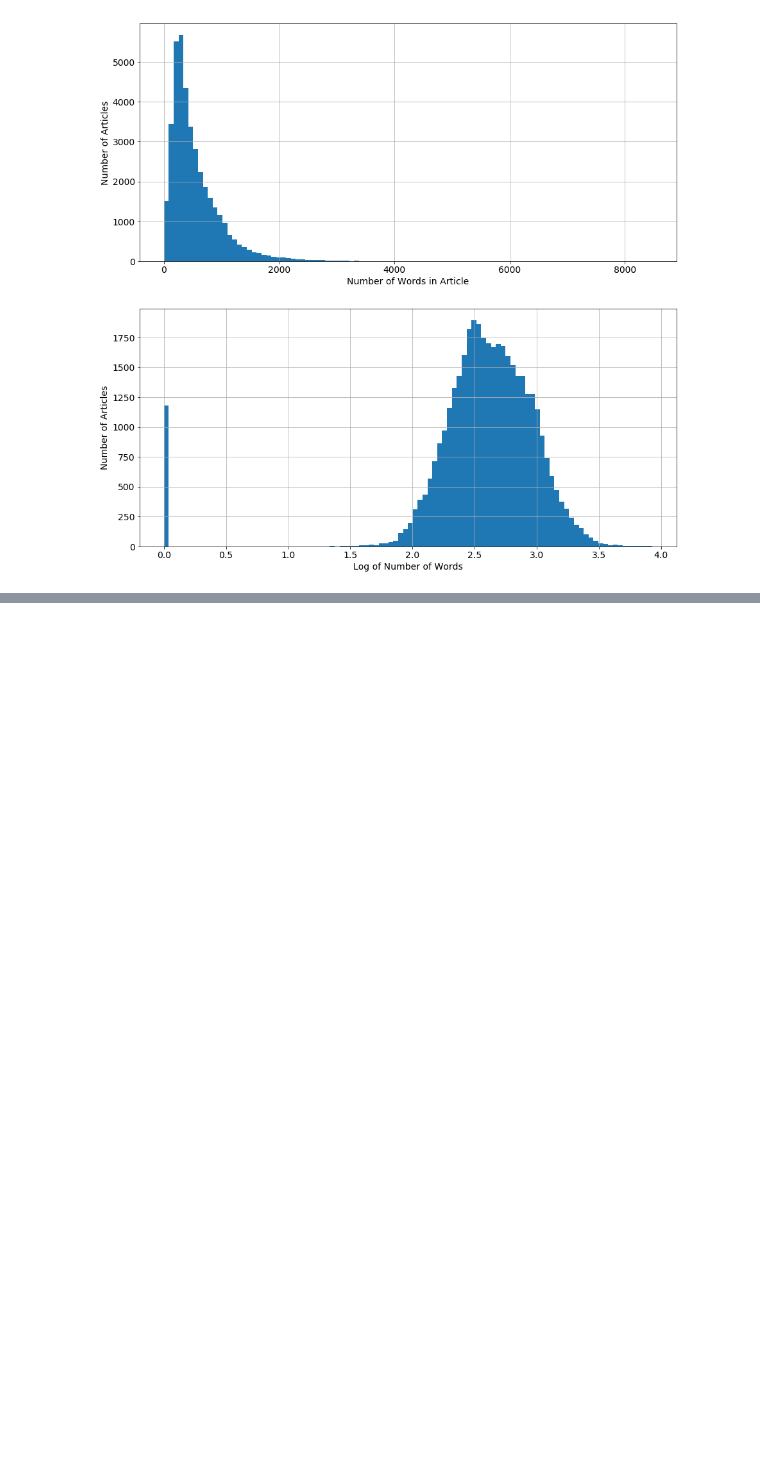
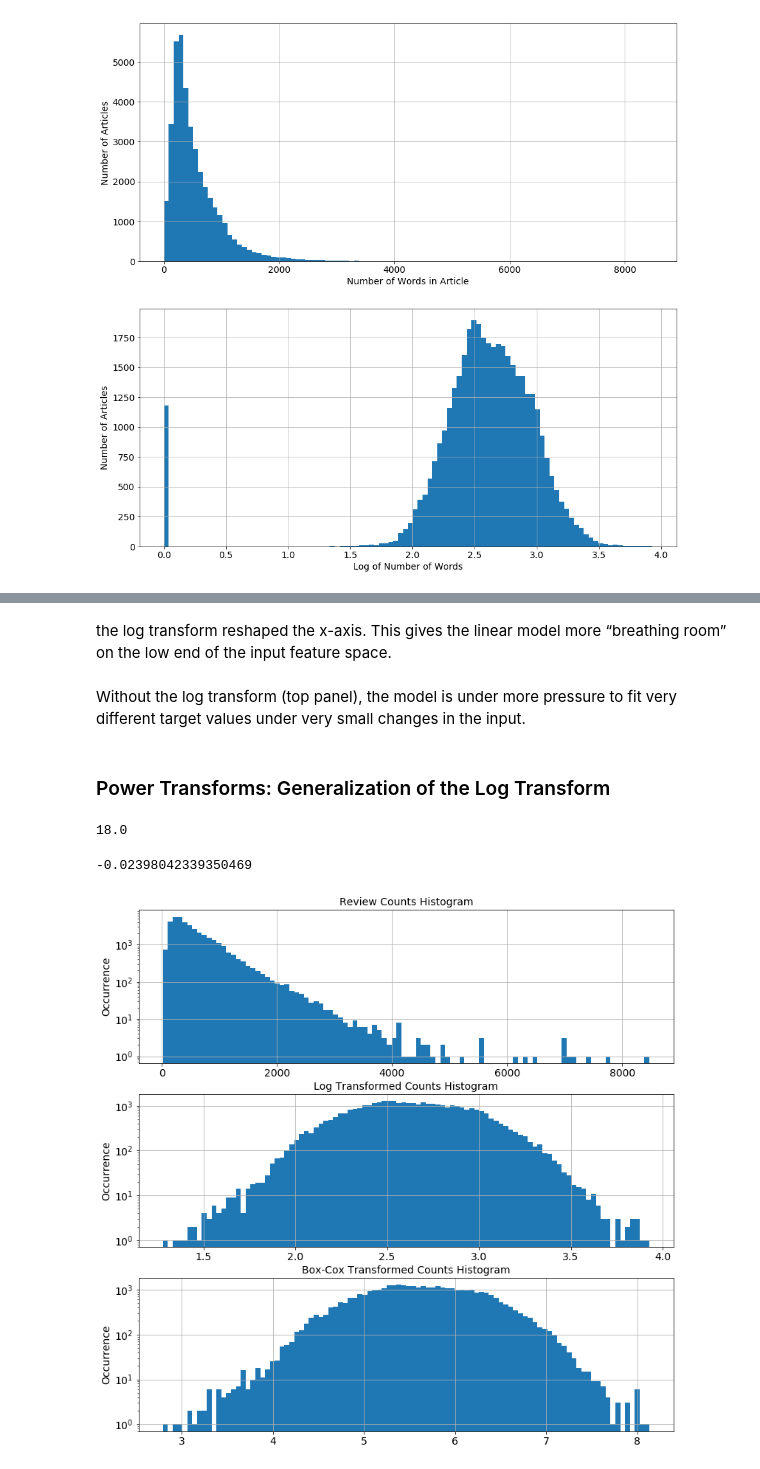
Before and after one commit to ozlerhakan/deep-learning-notes, a Jupyter notebook: Feature Engineering for Machine Learning/2-Fancy-Tricks-with-Simple-Numbers.ipynb, the cells around one changed output, grey strips where cells are left out. Drawn from its saved outputs; the diff is of its cells as text; code cells hidden in the pictures; blank space fills up the shorter version.

```diff
--- a/Feature Engineering for Machine Learning/2-Fancy-Tricks-with-Simple-Numbers.ipynb
+++ b/Feature Engineering for Machine Learning/2-Fancy-Tricks-with-Simple-Numbers.ipynb
@@ -86,0 +149,58 @@ Text(0, 0.5, 'Number of Articles')
+# %% [markdown]
+the log transform reshaped the x-axis. This gives the linear model more “breathing room” on the low end of the input feature space.
+# %% [markdown]
+Without the log transform (top panel), the model is under more pressure to fit very different target values under very small changes in the input.
+# %% [markdown]
+### Power Transforms: Generalization of the Log Transform
+# %%
+df2 = df[df[' n_tokens_content'] != 0].copy()
+# %%
+from scipy import stats
+
+# Continuing from the previous example, assume biz_df contains
+# the Yelp business reviews data.
+# The Box-Cox transform assumes that input data is positive.
+# Check the min to make sure.
+df2[' n_tokens_content'].min()
+# %% [output]
+18.0
+# %%
+# Setting input parameter lmbda to 0 gives us the log transform (without
+# constant offset)
+rc_log = stats.boxcox(df2[' n_tokens_content'], lmbda=0)
+# By default, the scipy implementation of Box-Cox transform finds the lambda
+# parameter that will make the output the closest to a normal distribution
+rc_bc, bc_params = stats.boxcox(df2[' n_tokens_content'])
+bc_params
+# %% [output]
+-0.02398042339350469
+# %%
+df2['rc_bc'] = rc_bc
+# %%
+fig, (ax1, ax2, ax3) = plt.subplots(3,1, figsize=(13,13))
+
+# original review count histogram
+df2[' n_tokens_content'].hist(ax=ax1, bins=100)
+ax1.set_yscale('log')
+ax1.tick_params(labelsize=14)
+ax1.set_title('Review Counts Histogram', fontsize=14)
+ax1.set_xlabel('')
+ax1.set_ylabel('Occurrence', fontsize=14)
+
+# review count after log transform
+df2['log_n_tokens_content'].hist(ax=ax2, bins=100)
+ax2.set_yscale('log')
+ax2.tick_params(labelsize=14)
+ax2.set_title('Log Transformed Counts Histogram', fontsize=14)
+ax2.set_xlabel('')
+ax2.set_ylabel('Occurrence', fontsize=14)
+
+# review count after optimal Box-Cox transform
+df2['rc_bc'].hist(ax=ax3, bins=100)
+ax3.set_yscale('log')
+ax3.tick_params(labelsize=14)
+ax3.set_title('Box-Cox Transformed Counts Histogram', fontsize=14)
+ax3.set_xlabel('')
+ax3.set_ylabel('Occurrence', fontsize=14);
+# %% [output]
+[figure, added]
```
Also changed, not shown: parts of 28 cells of this notebook.
